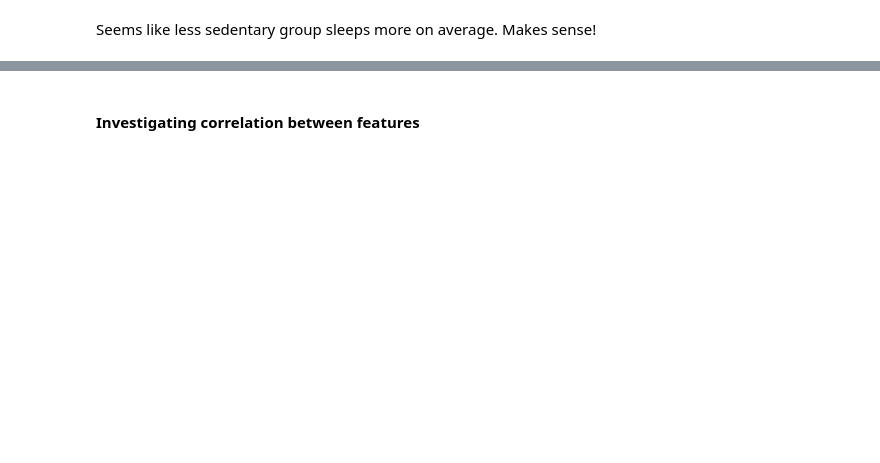
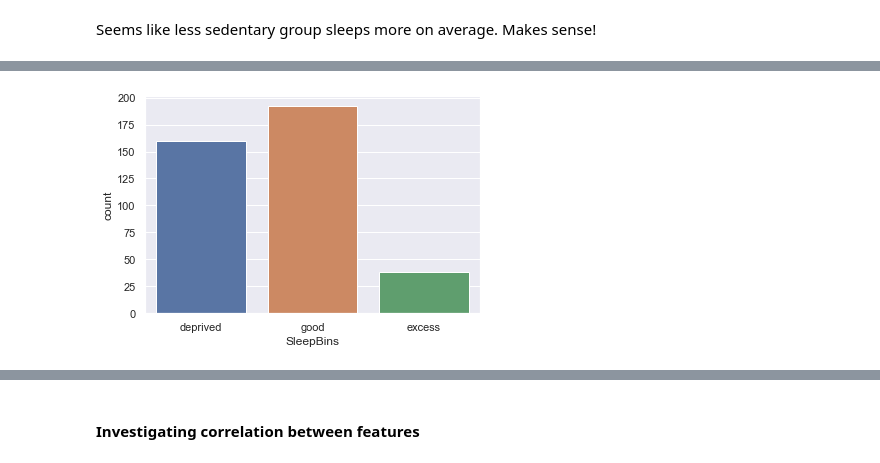
Before and after one commit to onderakacik/FitbitAnalysis, a Jupyter notebook: Final_Project.ipynb, the cells around one changed output, grey strips where cells are left out. Cells and saved outputs as stored; diff of their text form; code cells hidden in the pictures; blank space fills up the shorter version.

```diff
--- a/Final_Project.ipynb
+++ b/Final_Project.ipynb
@@ -459,0 +506,5 @@ Seems like less sedentary group sleeps more on average. Makes sense!
+# %%
+sleepDay = sleepDay[sleepDay['hours'] > 3].copy()
+sns.countplot(data=sleepDay, x = 'SleepBins');
+# %% [output]
+[figure, added]
```
Also changed, not shown: parts of 60 cells of this notebook.
